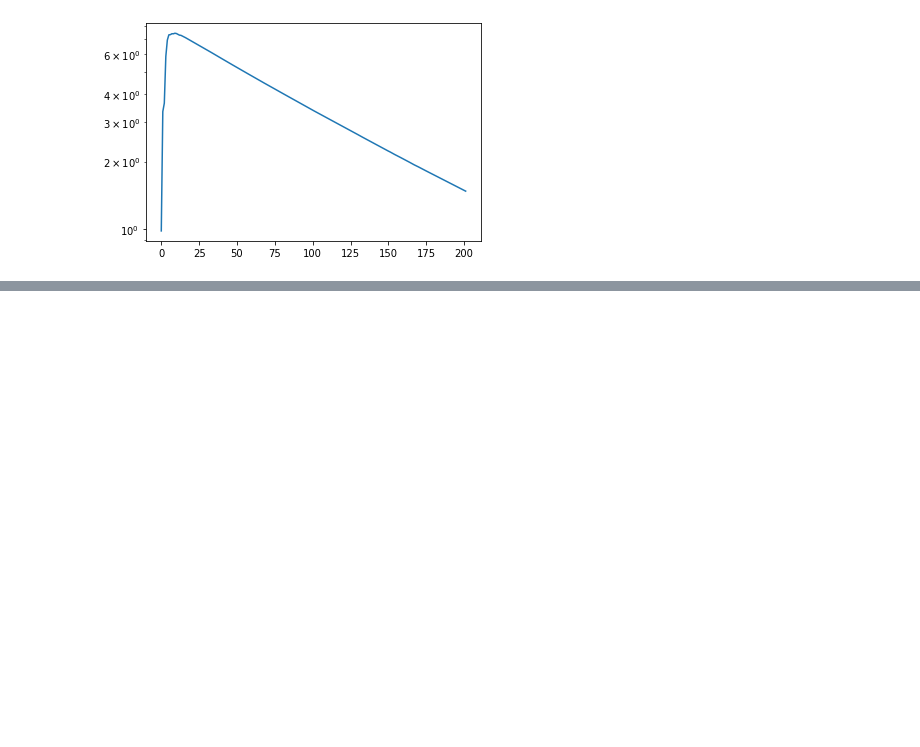
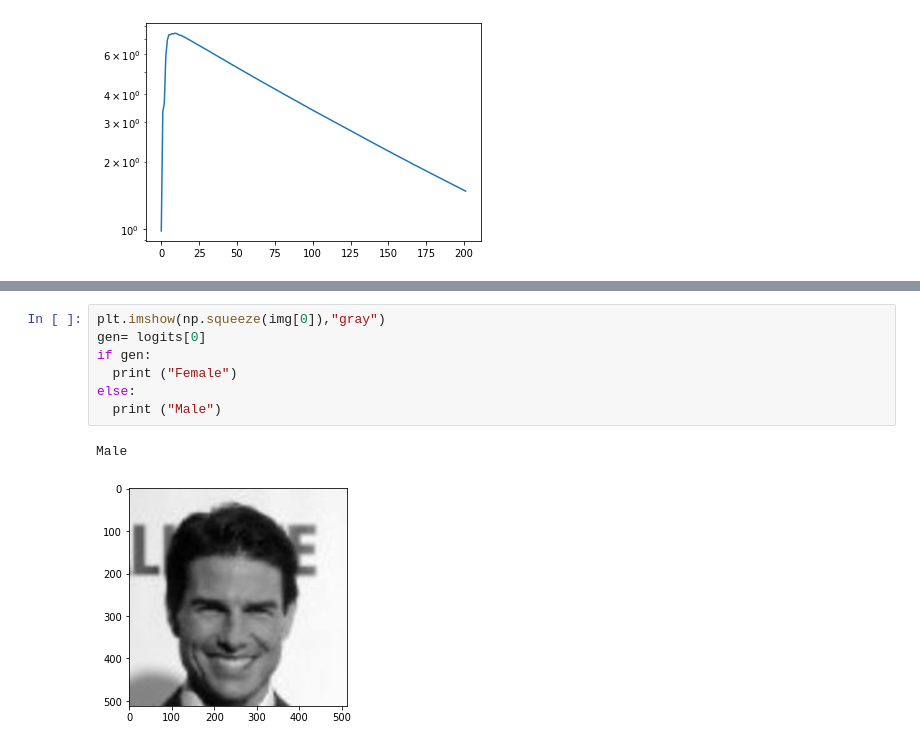
Before and after one commit to Noha-Magdy/Age-and-Gender-Detection-in-Images, a Jupyter notebook: Gender detection.ipynb, the cells around one changed output, grey strips where cells are left out. Drawn from its saved outputs; the diff is of its cells as text; blank space fills up the shorter version.

```diff
--- a/Gender detection.ipynb
+++ b/Gender detection.ipynb
@@ -287,0 +320,10 @@ acc =  86.8 %
+# %%
+plt.imshow(np.squeeze(img[0]),"gray")
+gen= logits[0]
+if gen:
+  print ("Female")
+else:
+  print ("Male")
+# %% [output]
+Male
+[figure, added]
```
Also changed, not shown: parts of 9 cells of this notebook.
